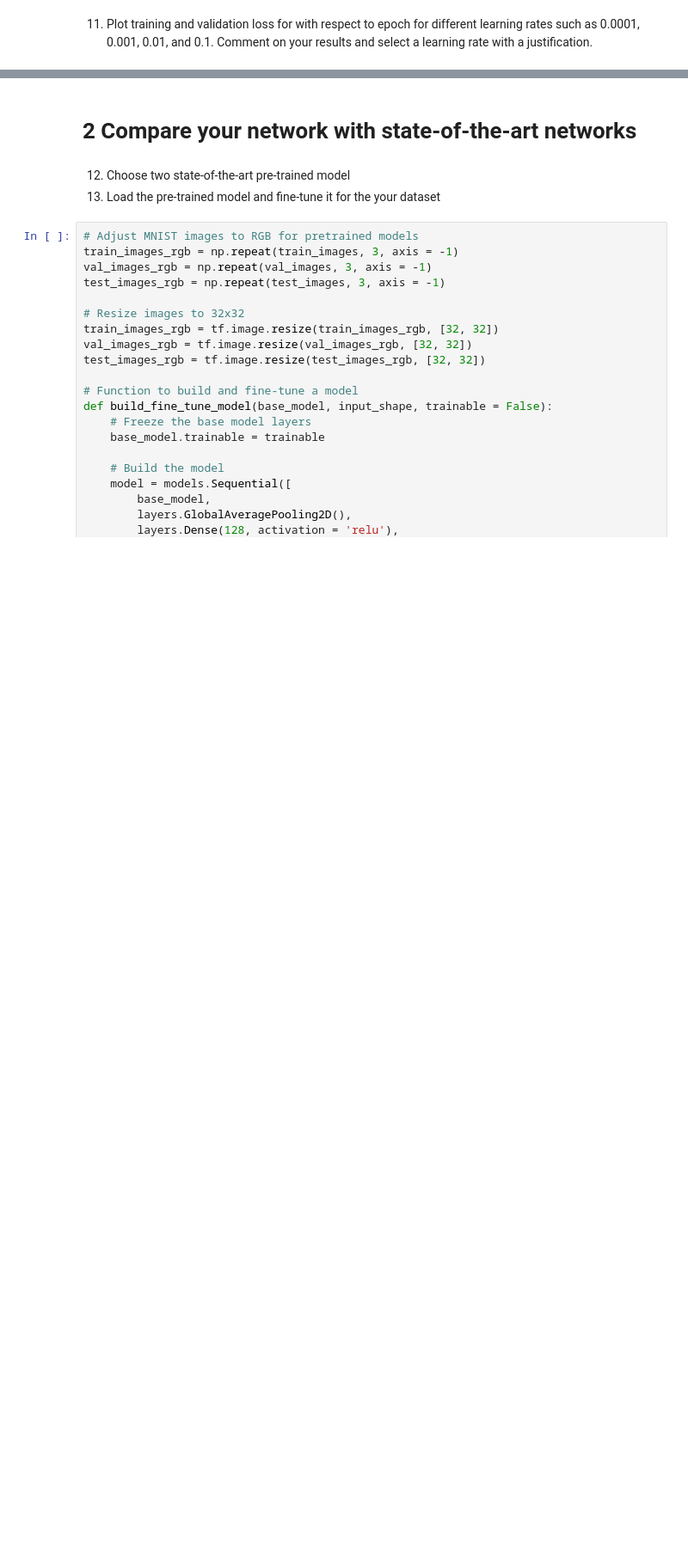
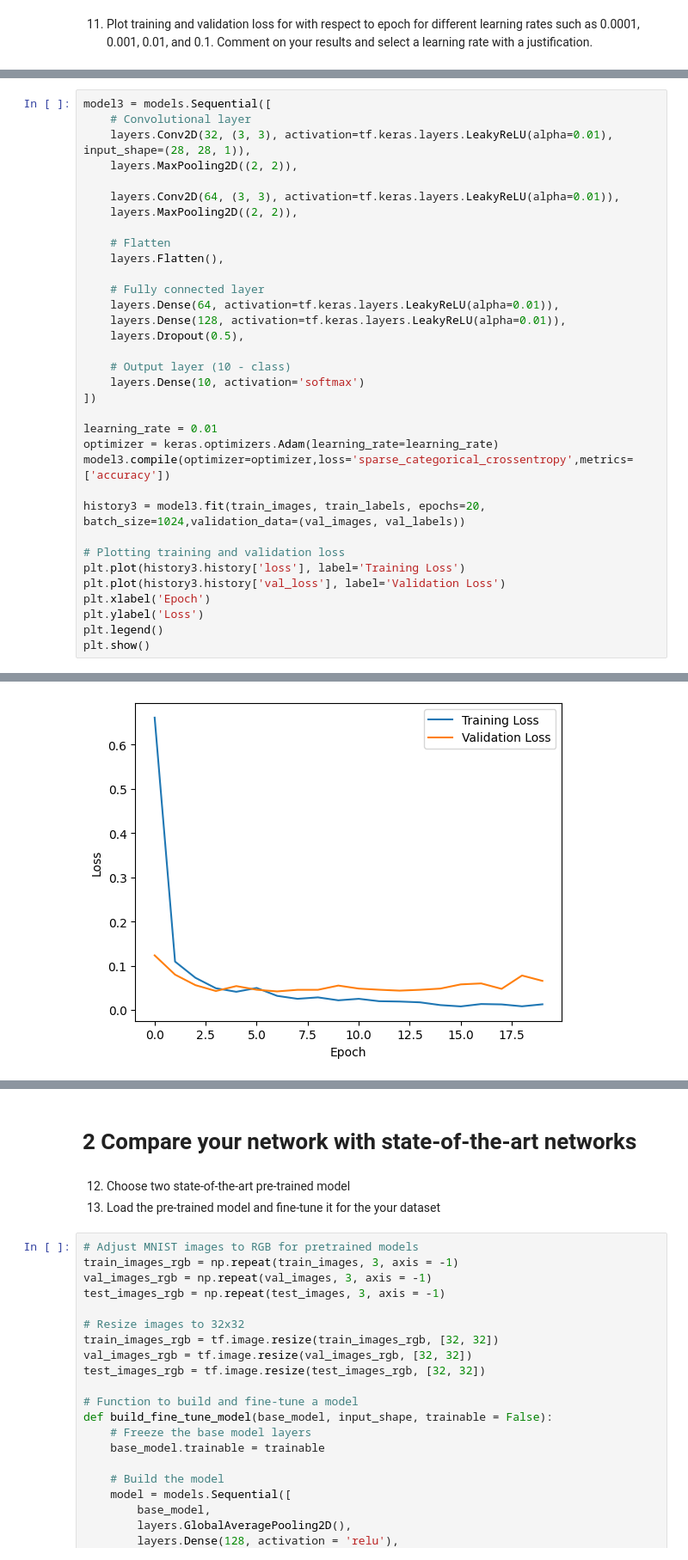
Before and after one commit to lakshithagnk/CNN-image-classification, a Jupyter notebook: Assignment_03_MINIST_dataset.ipynb, the cells around one changed output, grey strips where cells are left out. Shown at 86% size. Saved outputs shown, nothing was run; the diff lists cells and outputs as text; blank space fills up the shorter version.

```diff
--- a/Assignment_03_MINIST_dataset.ipynb
+++ b/Assignment_03_MINIST_dataset.ipynb
@@ -223,0 +298,35 @@ plt.show()
+# %%
+model3 = models.Sequential([
+    # Convolutional layer
+    layers.Conv2D(32, (3, 3), activation=tf.keras.layers.LeakyReLU(alpha=0.01), input_shape=(28, 28, 1)),
+    layers.MaxPooling2D((2, 2)),
+
+    layers.Conv2D(64, (3, 3), activation=tf.keras.layers.LeakyReLU(alpha=0.01)),
+    layers.MaxPooling2D((2, 2)),
+
+    # Flatten
+    layers.Flatten(),
+
+    # Fully connected layer
+    layers.Dense(64, activation=tf.keras.layers.LeakyReLU(alpha=0.01)),
+    layers.Dense(128, activation=tf.keras.layers.LeakyReLU(alpha=0.01)),
+    layers.Dropout(0.5),
+
+    # Output layer (10 - class)
+    layers.Dense(10, activation='softmax')
+])
+
+learning_rate = 0.01
+optimizer = keras.optimizers.Adam(learning_rate=learning_rate)
+model3.compile(optimizer=optimizer,loss='sparse_categorical_crossentropy',metrics=['accuracy'])
+
+history3 = model3.fit(train_images, train_labels, epochs=20, batch_size=1024,validation_data=(val_images, val_labels))
+
+# Plotting training and validation loss
+plt.plot(history3.history['loss'], label='Training Loss')
+plt.plot(history3.history['val_loss'], label='Validation Loss')
+plt.xlabel('Epoch')
+plt.ylabel('Loss')
+plt.legend()
+plt.show()
+# %% [output]
@@ -223,0 +350 @@ plt.show()
+[figure, added]
```
Also changed, not shown: parts of 14 cells of this notebook.
